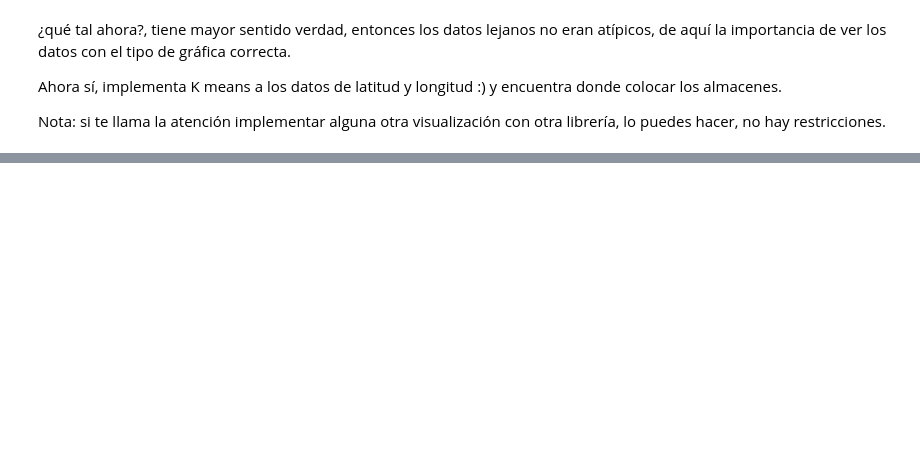
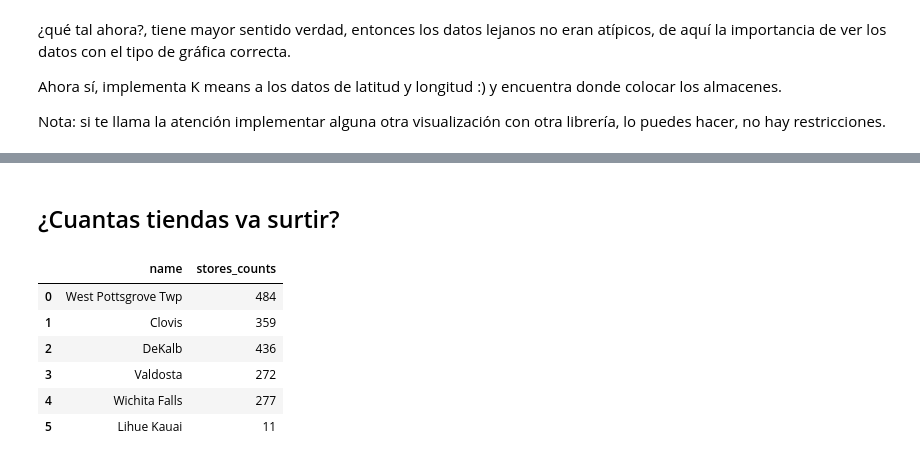
Before and after one commit to PosgradoMNA/actividades-de-aprendizaje-cardonasebastian, a Jupyter notebook: TecMty_kmeans_target.ipynb, the cells around one changed output, grey strips where cells are left out. Saved outputs shown, nothing was run; the diff lists cells and outputs as text; code cells hidden in the pictures; blank space fills up the shorter version.

```diff
--- a/TecMty_kmeans_target.ipynb
+++ b/TecMty_kmeans_target.ipynb
@@ -220,0 +256,15 @@ Nota: si te llama la atención implementar alguna otra visualización con otra l
+# %%
+df['point'] = [(x, y) for x, y in zip(df['longitude'], df['latitude'])]
+
+from scipy.spatial.distance import cdist
+
+def closest_point(point, points):
+    return points[cdist([point], points). argmin()]
+
+def match_value(df, col1, x, col2):
+    return df[df[col1] == x][col2].values[0]
+
+coordinates['closest'] = [closest_point(x, list(df['point'])) for x in coordinates['point']]
+coordinates['name'] = [match_value(df, 'point', x, 'name') for x in coordinates['closest']]
+
+coordinates['name']
@@ -220,0 +279,17 @@ Nota: si te llama la atención implementar alguna otra visualización con otra l
+# %% [markdown]
+## ¿Cuantas tiendas va surtir?
+# %%
+df['cluster'] = y_pred
+df['kmeans'] = kmeans.labels_
+
+coordinates['stores_counts'] = df['cluster'].value_counts()
+
+coordinates[['name', 'stores_counts']]
+# %% [output]
+|  | name | stores_counts |
+| 0 | West Pottsgrove Twp | 484 |
+| 1 | Clovis | 359 |
+| 2 | DeKalb | 436 |
+| 3 | Valdosta | 272 |
+| 4 | Wichita Falls | 277 |
+| 5 | Lihue Kauai | 11 |
```
Also changed, not shown: parts of 20 cells of this notebook.
